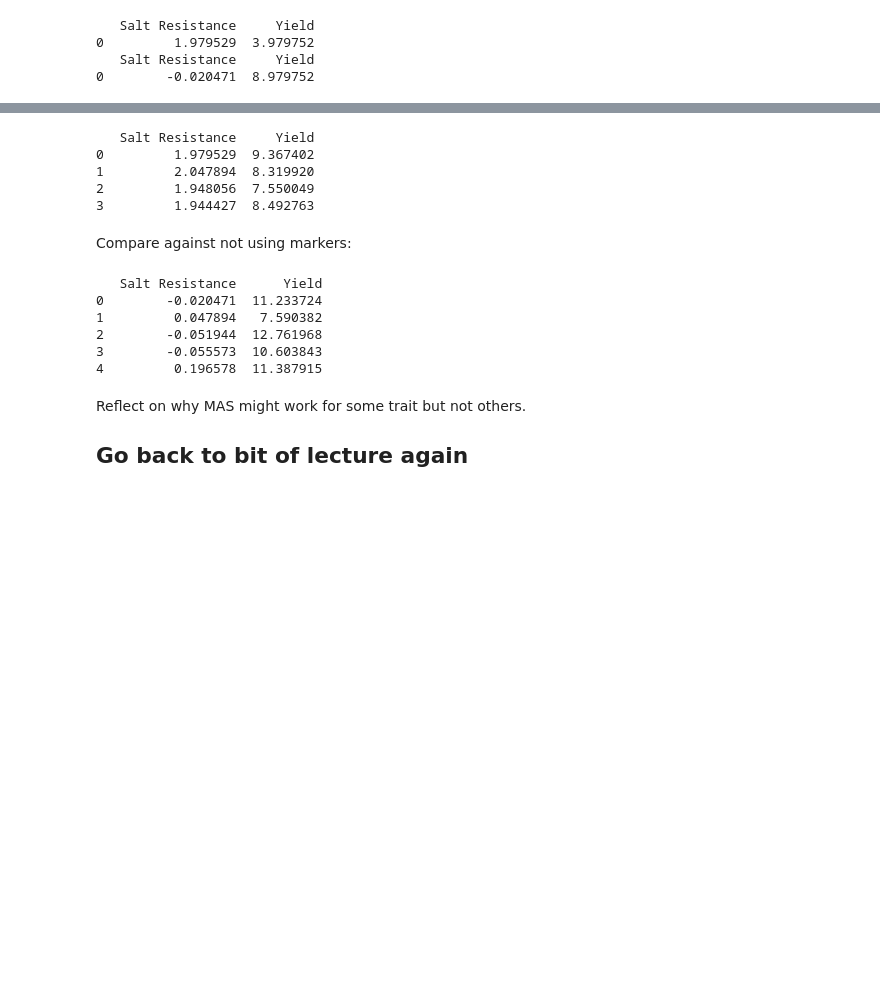
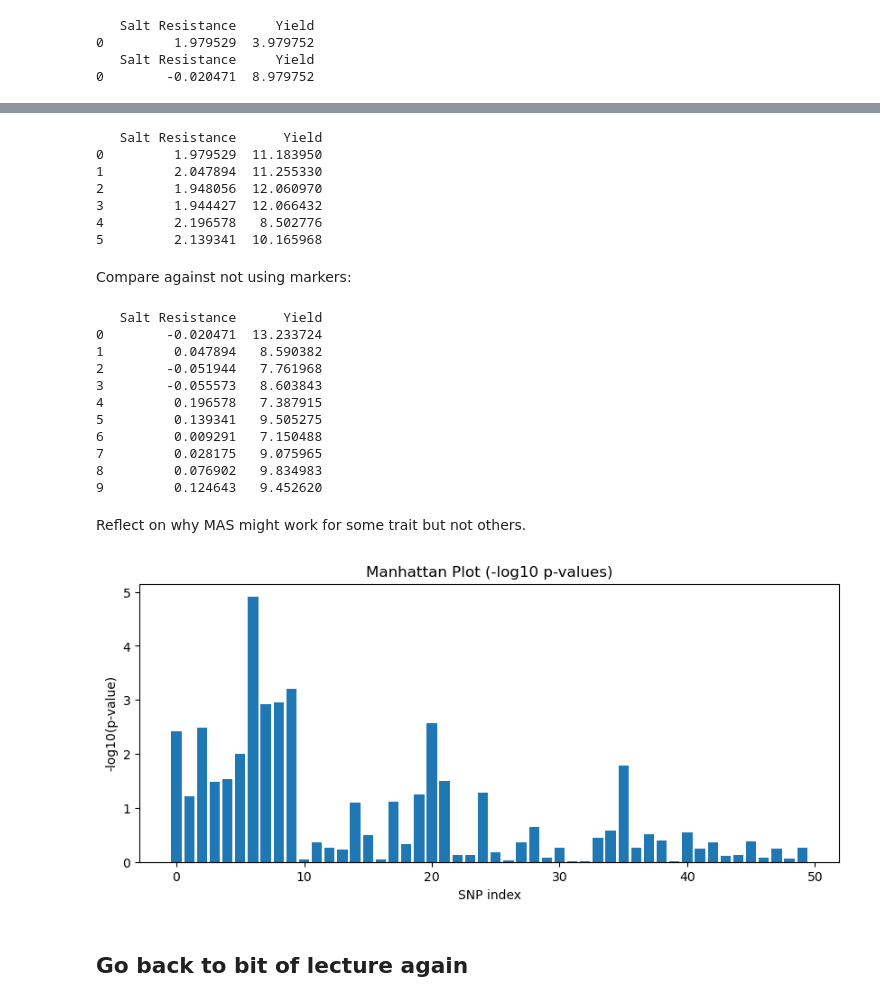
Before and after one commit to CropXR/EduXR, a Jupyter notebook: notebooks/W1_practical_1_MAS.ipynb, the cells around one changed output, grey strips where cells are left out. Cells and saved outputs as stored; diff of their text form; code cells hidden in the pictures; blank space fills up the shorter version.

```diff
--- a/notebooks/W1_practical_1_MAS.ipynb
+++ b/notebooks/W1_practical_1_MAS.ipynb
@@ -61,33 +65,45 @@ selected_population.n_plants
 # %%
 
 backcross_1 = perform_cross_between(selected_population, agricultural_population, n_offspring=10)
-
 selected_back1_population = backcross_1.select_plants_with_snp_at_location(12, desired_allele=1)
 
 backcross_2 = perform_cross_between(selected_back1_population, agricultural_population, n_offspring=10)
 selected_back2_population = backcross_2.select_plants_with_snp_at_location(12, desired_allele=1)
-selected_back2_population.show_phenotypes()
+
+selected_back2_population.show_all_phenotypes()
 # %% [output]
-   Salt Resistance     Yield
-0         1.979529  9.367402
-1         2.047894  8.319920
-2         1.948056  7.550049
-3         1.944427  8.492763
+   Salt Resistance      Yield
+0         1.979529  11.183950
+1         2.047894  11.255330
+2         1.948056  12.060970
+3         1.944427  12.066432
+4         2.196578   8.502776
+5         2.139341  10.165968
 # %% [markdown]
 Compare against not using markers:
 # %%
 new_population = perform_cross_between(resilient_population, agricultural_population, n_offspring=10)
 backcross_1 = perform_cross_between(new_population, agricultural_population, n_offspring=10)
 backcross_2 = perform_cross_between(backcross_1, agricultural_population, n_offspring=10)
-backcross_2.show_phenotypes()
+backcross_2.show_all_phenotypes()
 # %% [output]
    Salt Resistance      Yield
-0        -0.020471  11.233724
-1         0.047894   7.590382
-2        -0.051944  12.761968
-3        -0.055573  10.603843
-4         0.196578  11.387915
+0        -0.020471  13.233724
+1         0.047894   8.590382
+2        -0.051944   7.761968
+3        -0.055573   8.603843
+4         0.196578   7.387915
+5         0.139341   9.505275
+6         0.009291   7.150488
+7         0.028175   9.075965
+8         0.076902   9.834983
+9         0.124643   9.452620
 # %% [markdown]
 Reflect on why MAS might work for some trait but not others.
-
-## Go back to bit of lecture again
+# %%
+my_population.show_manhattan_plot(to_phenotype='Yield')
+# %% [output]
+[figure, added]
+# %% [markdown]
+
+## Go back to bit of lecture again
```
Also changed, not shown: parts of 9 cells of this notebook, 7 other files.
